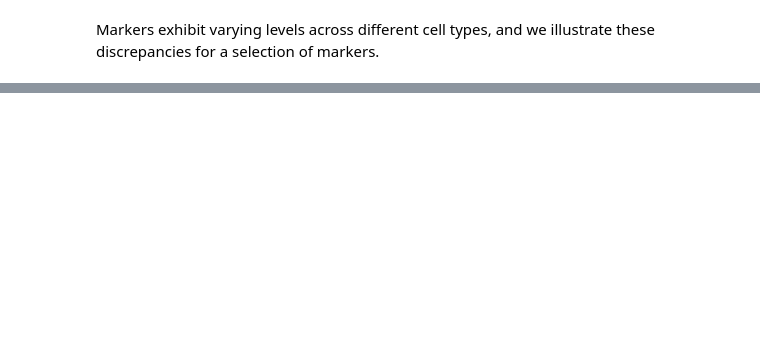
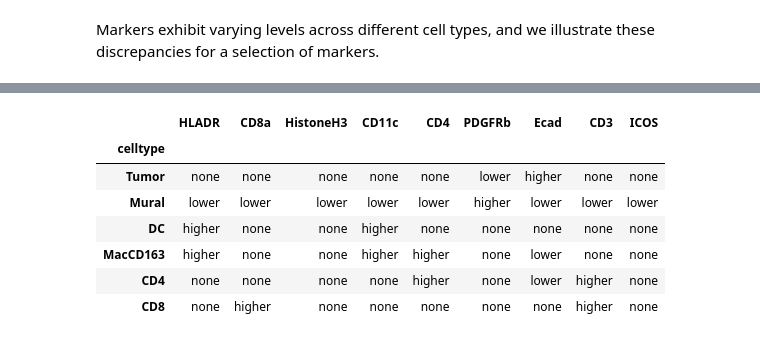
Before and after one commit to wtrawinska/Deep_learning_project, a Jupyter notebook: eda_roksana.ipynb, the cells around one changed output, grey strips where cells are left out. Drawn from its saved outputs; the diff is of its cells as text; code cells hidden in the pictures; blank space fills up the shorter version.

```diff
--- a/eda_roksana.ipynb
+++ b/eda_roksana.ipynb
@@ -121,0 +234,5 @@ plot_marker_expression_range(all_data, ['CD38', 'HLADR', 'CD15', 'CD163', 'CD20'
+# %%
+MARKERS_RELATIVE_LEVELS_DF_FILE = 'markers_levels_in_cell_types.csv'
+#markers_signature_df.to_csv('markers_levels_in_cell_types.csv')
+markers_signature_df = pd.read_csv(MARKERS_RELATIVE_LEVELS_DF_FILE)
+markers_signature_df.set_index('celltype', inplace=True)
@@ -121,0 +257,15 @@ plot_marker_expression_range(all_data, ['CD38', 'HLADR', 'CD15', 'CD163', 'CD20'
+# %%
+cell_types_subset = ['Tumor', 'Mural', 'DC', 'MacCD163', 'CD4', 'CD8']
+markers_subset = ['HLADR', 'CD8a', 'HistoneH3', 'CD11c', 'CD4', 'PDGFRb', 'Ecad', 'CD3', 'ICOS']
+sub_signature_df = markers_signature_df.loc[cell_types_subset, markers_subset]
+# %%
+sub_signature_df
+# %% [output]
+|  | HLADR | CD8a | HistoneH3 | CD11c | CD4 | PDGFRb | Ecad | CD3 | ICOS |
+| celltype |  |  |  |  |  |  |  |  |  |
+| Tumor | none | none | none | none | none | lower | higher | none | none |
+| Mural | lower | lower | lower | lower | lower | higher | lower | lower | lower |
+| DC | higher | none | none | higher | none | none | none | none | none |
+| MacCD163 | higher | none | none | higher | higher | none | lower | none | none |
+| CD4 | none | none | none | none | higher | none | lower | higher | none |
+| CD8 | none | higher | none | none | none | none | none | higher | none |
```
Also changed, not shown: parts of 24 cells of this notebook.
